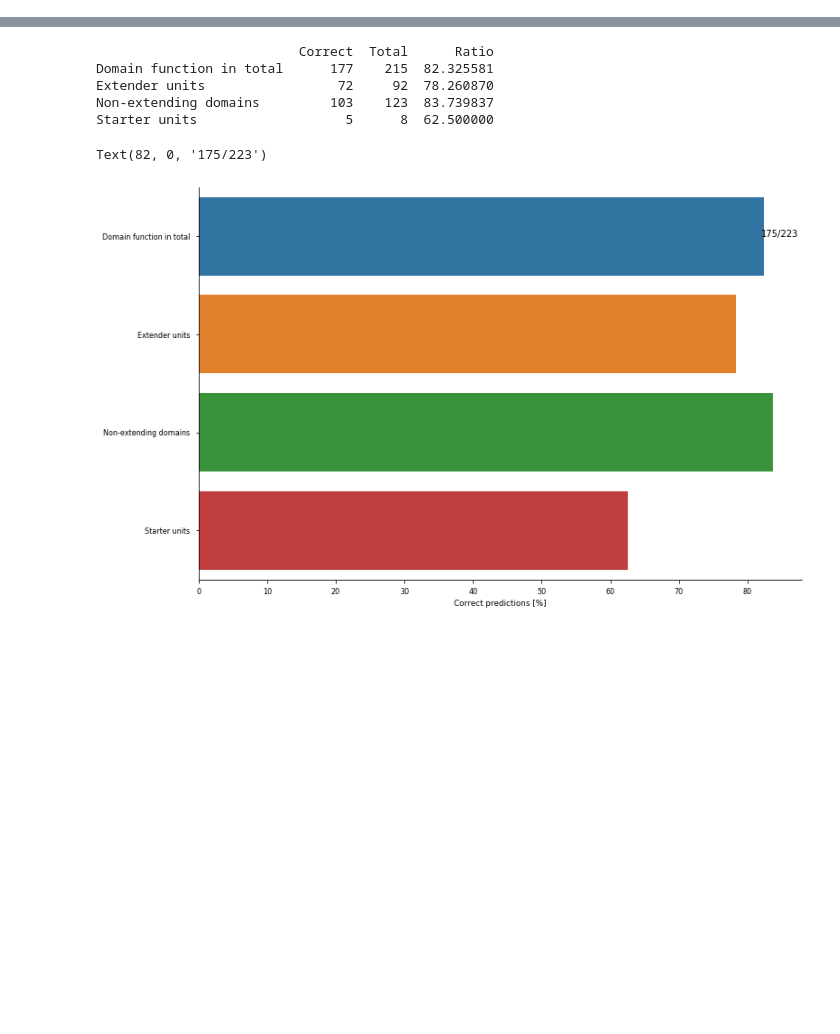
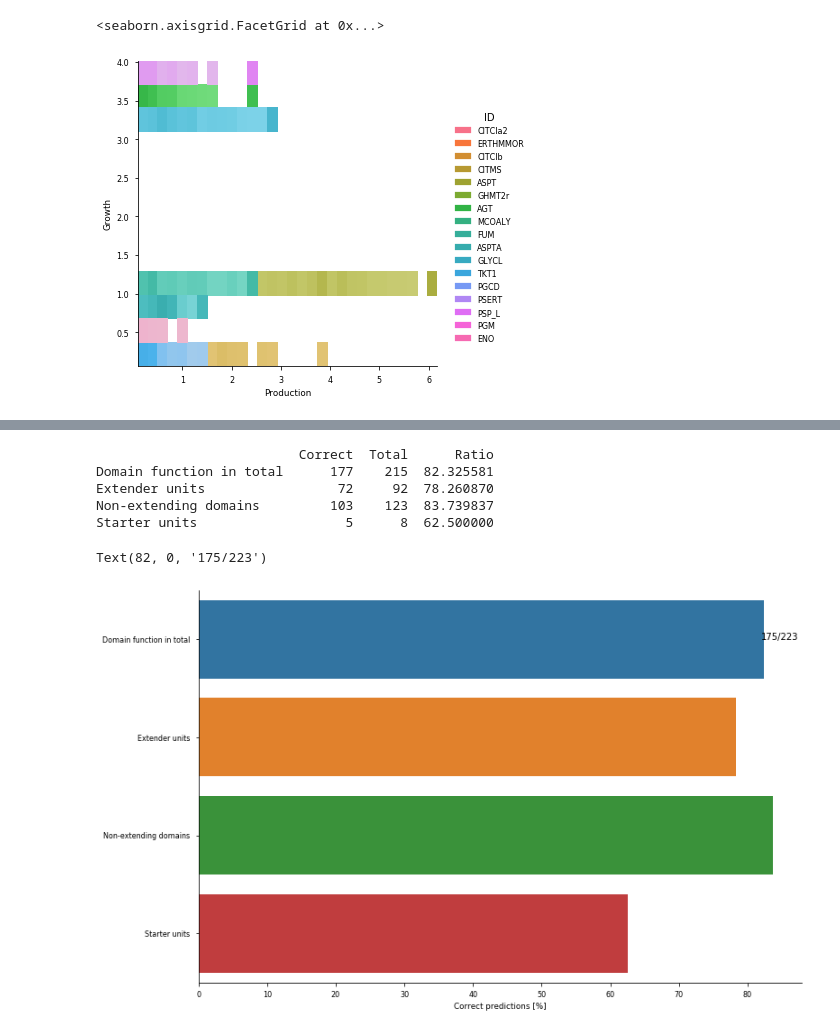
Before and after one commit to AlmaasLab/BiGMeC, a Jupyter notebook: Notebooks/figures.ipynb, the cells around one changed output, grey strips where cells are left out. Drawn from its saved outputs; the diff is of its cells as text; code cells hidden in the pictures; blank space fills up the shorter version.

```diff
--- a/Notebooks/figures.ipynb
+++ b/Notebooks/figures.ipynb
@@ -12,0 +15,5 @@ cmap = ListedColormap(sns.color_palette())
+# %%
+fn = "../Data/knockouts/all_optknock_results_0.5.csv"
+df = pd.read_csv(fn)
+df["Production"] = (df["Production"]-1)*100
+df["Growth"] = -(df["Growth"]-1)*100
@@ -12,0 +38,5 @@ cmap = ListedColormap(sns.color_palette())
+# %%
+sns.displot(x = "Production", y = "Growth", hue = "ID", data = df)
+# %% [output]
+<seaborn.axisgrid.FacetGrid at 0x...>
+[figure, added]
```
Also changed, not shown: parts of 20 cells of this notebook, 2 other files.
